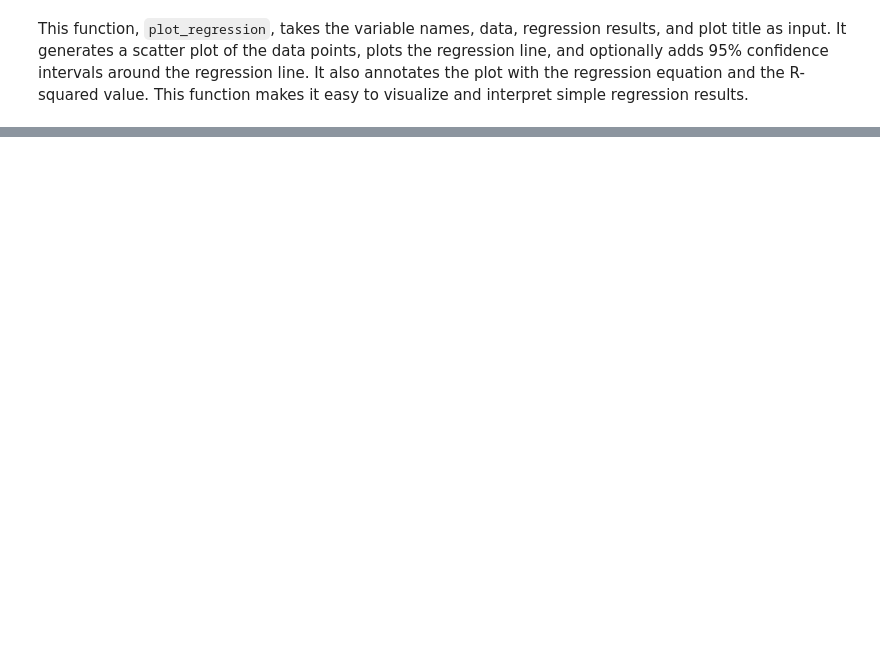
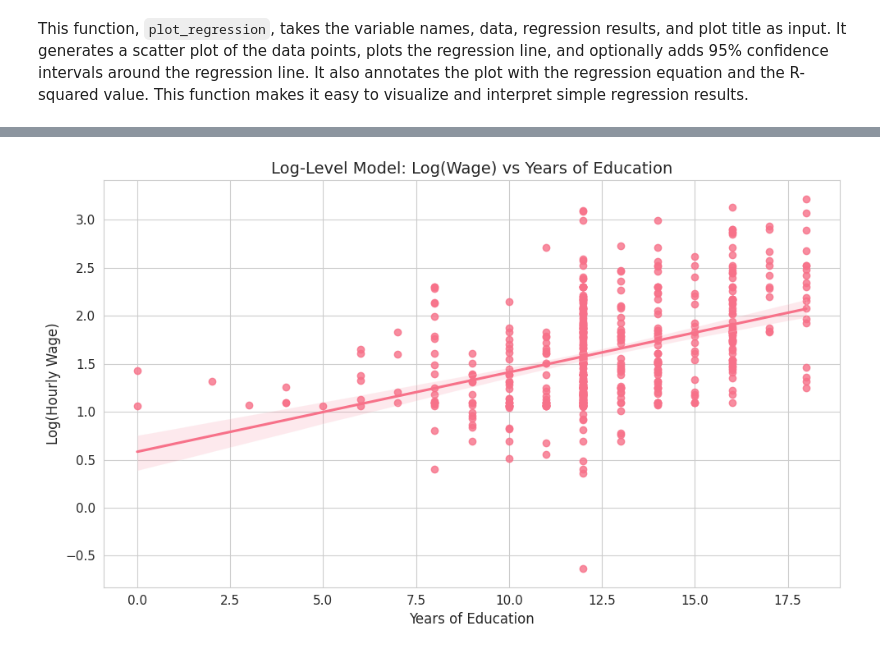
Before and after one commit to jhu-aap-econ/merino, a Jupyter notebook: notebooks/Ch2. The Simple Regression Model.ipynb, the cells around one changed output, grey strips where cells are left out. Drawn from its saved outputs; the diff is of its cells as text; code cells hidden in the pictures; blank space fills up the shorter version.

```diff
--- a/notebooks/Ch2. The Simple Regression Model.ipynb
+++ b/notebooks/Ch2. The Simple Regression Model.ipynb
@@ -1393,0 +767,20 @@ This concludes our exploration of the Simple Regression Model. We have covered t
+# %%
+# Create log-level visualization with seaborn defaults
+fig, ax = plt.subplots(figsize=(10, 6))
+
+# Simple, elegant regression plot
+sns.regplot(
+    data=wage1,
+    x="educ",
+    y=np.log(wage1["wage"]),
+    ax=ax,
+)
+
+# Clean titles and labels
+ax.set_title("Log-Level Model: Log(Wage) vs Years of Education")
+ax.set_xlabel("Years of Education")
+ax.set_ylabel("Log(Hourly Wage)")
+
+plt.tight_layout()
+# %% [output]
+[figure, added]
```
Also changed, not shown: parts of 78 cells of this notebook, 27 other files.
